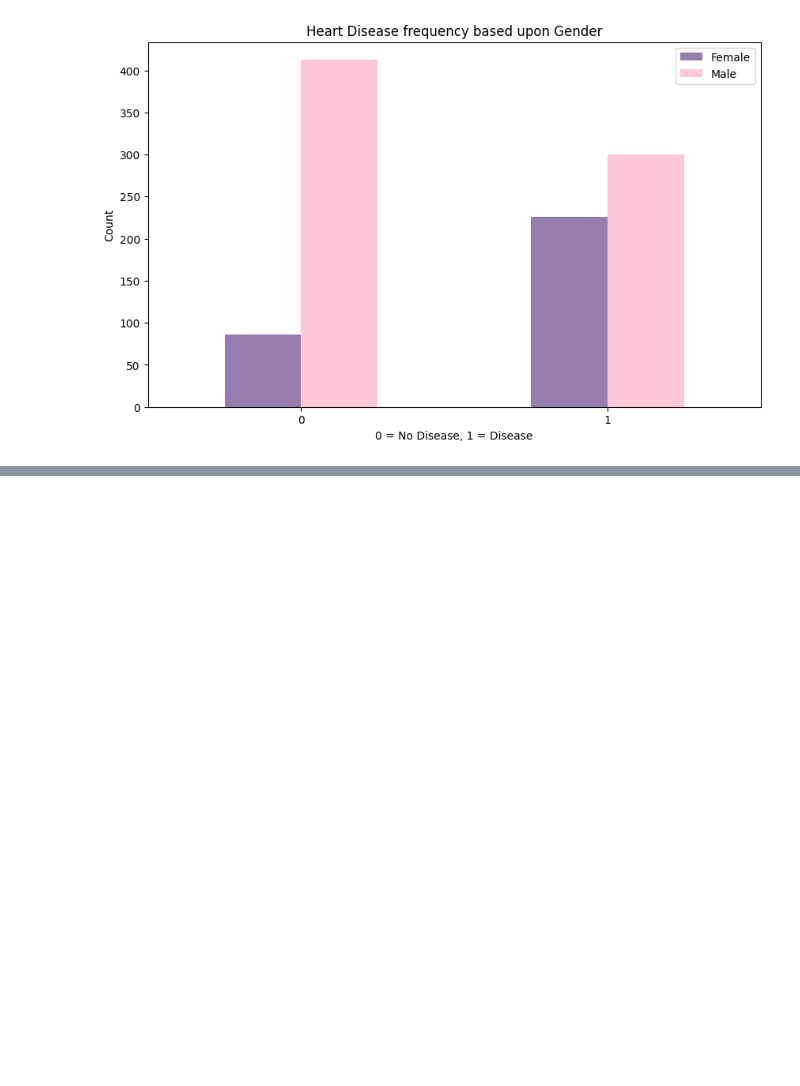
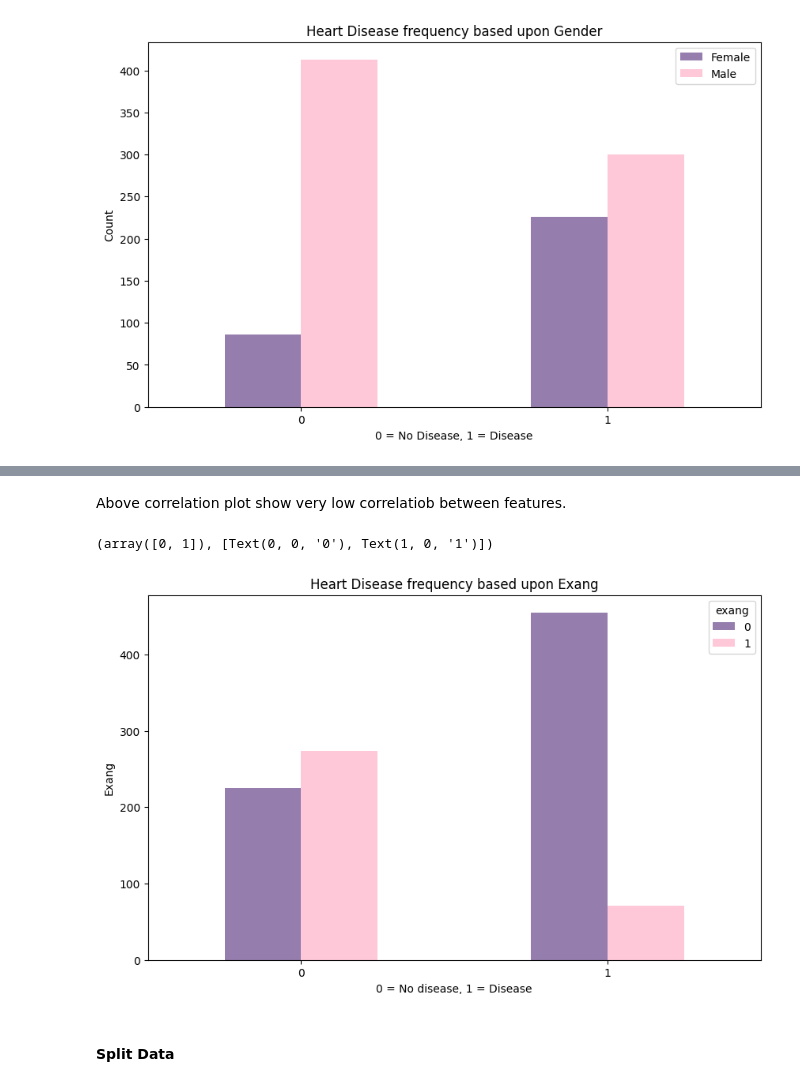
Before and after one commit to robinpabbi/Heart-Disease-Prediction, a Jupyter notebook: notebooks/EDA.ipynb, the cells around one changed output, grey strips where cells are left out. Cells and saved outputs as stored; diff of their text form; code cells hidden in the pictures; blank space fills up the shorter version.

```diff
--- a/notebooks/EDA.ipynb
+++ b/notebooks/EDA.ipynb
@@ -221,0 +235,16 @@ plt.xticks(rotation=0)
+# %% [markdown]
+Above correlation plot show very low correlatiob between features.
+# %%
+pd.crosstab(df['target'], df['exang']).plot(kind='bar',
+                                          figsize=(10, 6),
+                                          color=['#957DAD', '#FEC8D8'])
+
+plt.title('Heart Disease frequency based upon Exang')
+plt.xlabel("0 = No disease, 1 = Disease")
+plt.ylabel("Exang")
+plt.xticks(rotation=0)
+# %% [output]
+(array([0, 1]), [Text(0, 0, '0'), Text(1, 0, '1')])
+[figure, added]
+# %% [markdown]
+#### Split Data
```
Also changed, not shown: parts of 13 cells of this notebook, 1 other file.
